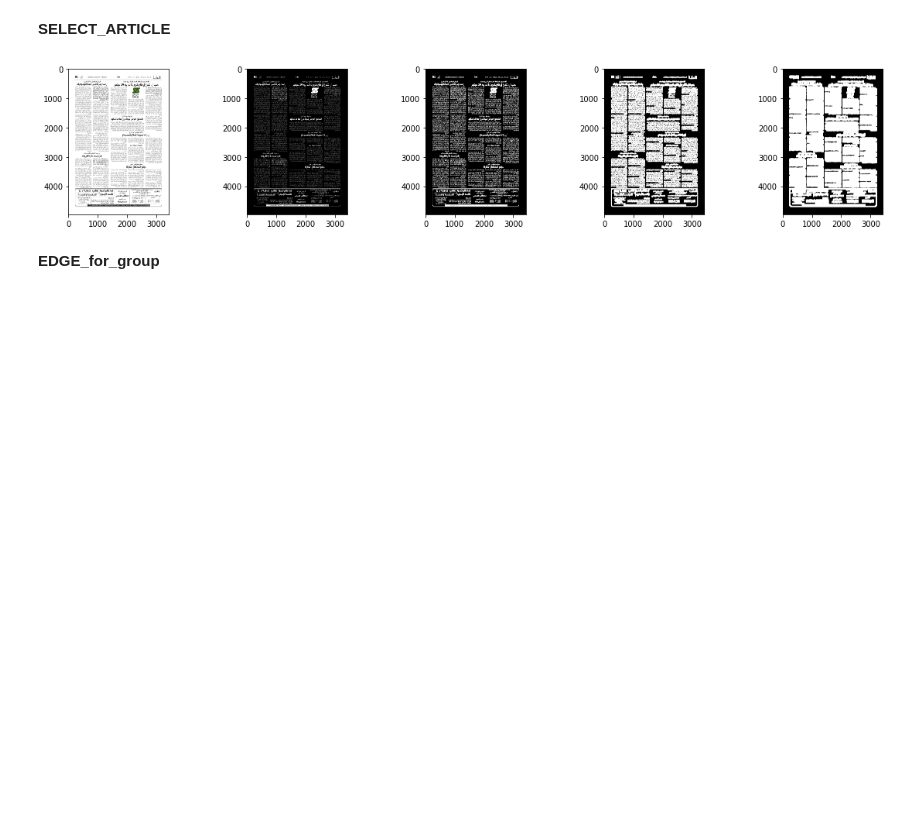
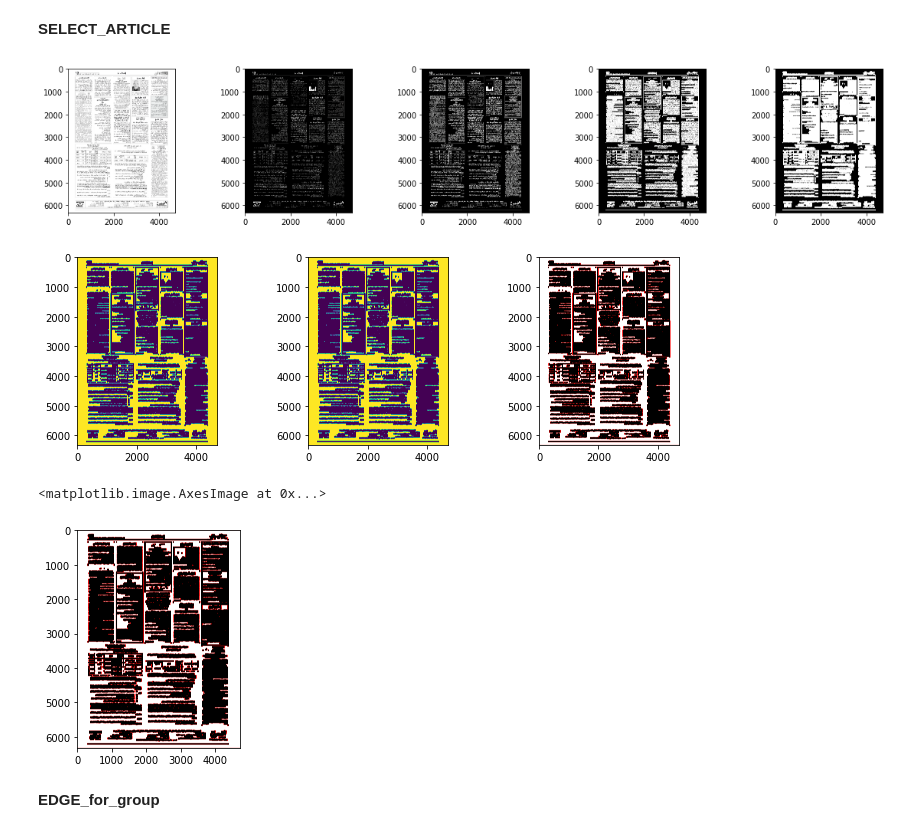
Before and after one commit to Bayrem-ben/colab.github.io, a Jupyter notebook: Projet_article.ipynb, the cells around one changed output. Drawn from its saved outputs; the diff is of its cells as text; code cells hidden in the pictures; blank space fills up the shorter version.

```diff
--- a/Projet_article.ipynb
+++ b/Projet_article.ipynb
@@ -167,7 +167,7 @@ import numpy as np
 import matplotlib.pyplot as plt
 
 l = []
-image = cv2.imread('/content/drive/MyDrive/ImagesFromPDF/0002.jpg')
+image = cv2.imread('/content/drive/MyDrive/ImagesFromPDF/0012.jpg')
 img_gray = cv2.cvtColor(image, cv2.COLOR_BGR2GRAY)
 #l.append(img_gray)
 
@@ -188,52 +188,37 @@ plt.figure(figsize=(20,20))
 for i in range(len(l)):
     plt.subplot(5,5,i+1)    # the number of images in the grid is 5*5 (25)
     plt.imshow(l[i])
 
 plt.show()
 new_l = []
 # using a findContours() function
 thre=cv2.threshold(dilation3,120, 255,cv2.THRESH_BINARY_INV)[1]
 img_gray = cv2.cvtColor(thre, cv2.COLOR_BGR2GRAY)
 _, threshold = cv2.threshold(img_gray, 127, 255, cv2.THRESH_BINARY)
 contours, _ = cv2.findContours(threshold, cv2.RETR_TREE, cv2.CHAIN_APPROX_SIMPLE)
 new_l.append(img_gray)
 new_l.append(threshold)
 
-i = 0
-
 # list for storing names of shapes
 for contour in contours:
-
-    # here we are ignoring first counter because
-    # findcontour function detects whole image as shape
-    if i == 0:
-        i = 1
-        continue
-
-    # cv2.approxPloyDP() function to approximate the shape
-    approx = cv2.approxPolyDP(contour, 0.01 * cv2.arcLength(contour, True), True)
-
     # using drawContours() function
     cv2.drawContours(thre, [contour], 0, (255, 0, 0), 5)
-
-    # finding center point of shape
-    M = cv2.moments(contour)
-    if M['m00'] != 0.0:
-        x = int(M['m10']/M['m00'])
-        y = int(M['m01']/M['m00'])
 
 
 # displaying the image after drawing contours
 new_l.append(thre)
 plt.figure(figsize=(20,20))
 for i in range(len(new_l)):
     plt.subplot(5,5,i+1)    # the number of images in the grid is 5*5 (25)
     plt.imshow(new_l[i])
 
 plt.show()
 plt.imshow(thre)
 # %% [output]
-[figure, old version]
+[figure, new version]
+[figure, added]
+<matplotlib.image.AxesImage at 0x...>
+[figure, added]
 # %% [markdown]
 **EDGE_for_group**
 # %%
```
Also changed, not shown: parts of 5 cells of this notebook.
